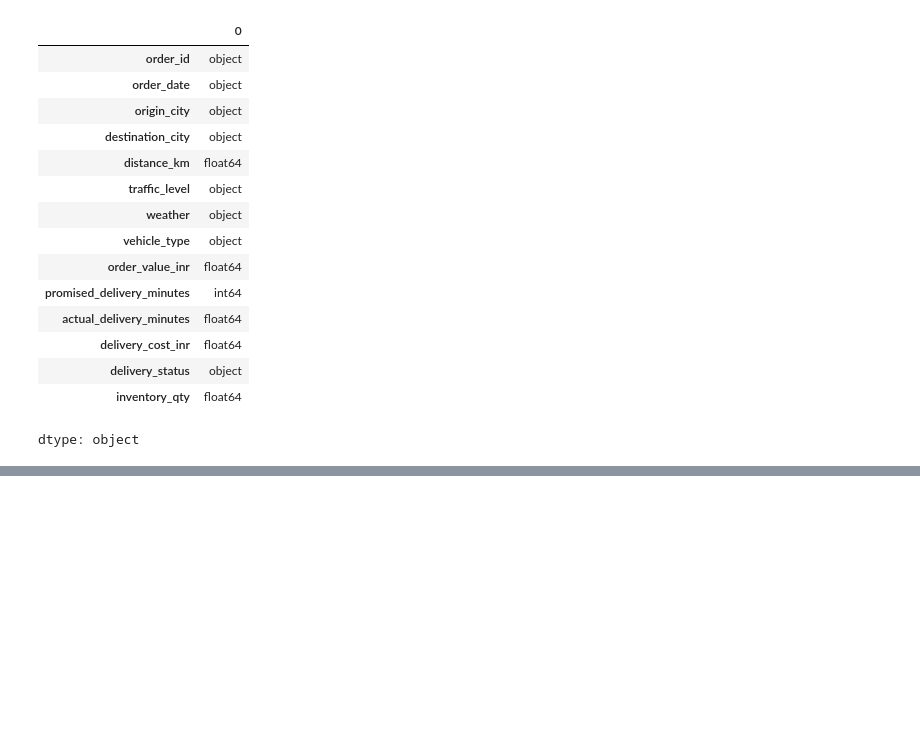
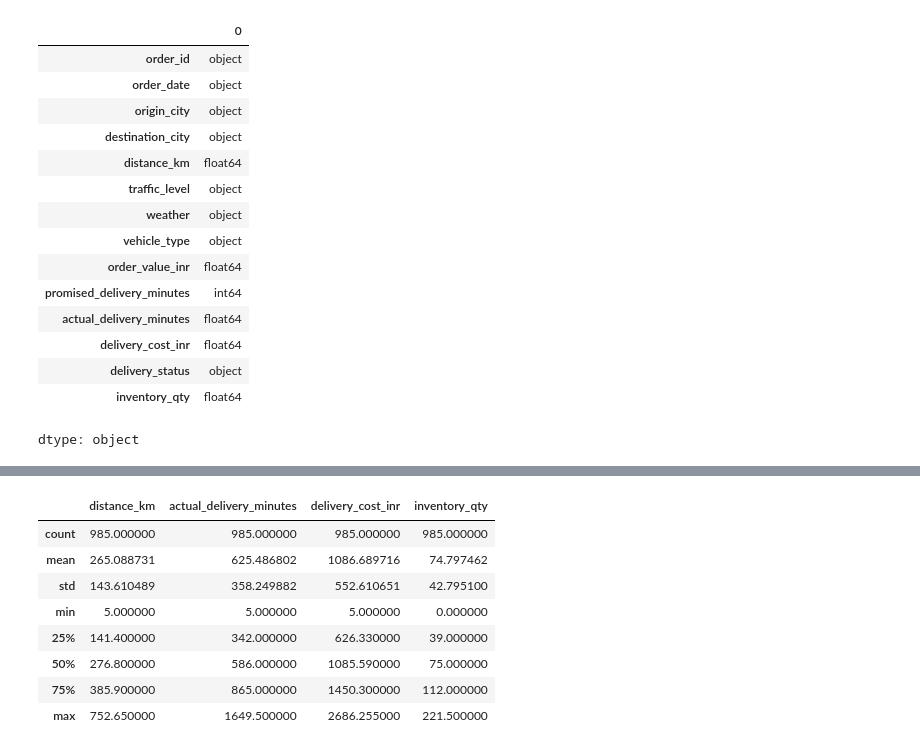
Before and after one commit to RohanSNikam/Logistics-Delivery-Time-Analysis, a Jupyter notebook: notebooks/Week-2_logistics_delivery_analysis.ipynb, the cells around one changed output, grey strips where cells are left out. Cells and saved outputs as stored; diff of their text form; code cells hidden in the pictures; blank space fills up the shorter version.

```diff
--- a/notebooks/Week-2_logistics_delivery_analysis.ipynb
+++ b/notebooks/Week-2_logistics_delivery_analysis.ipynb
@@ -208,0 +333,15 @@ dtype: object
+# %%
+
+# Replace invalid values with NaN
+
+df_clean.loc[df_clean['distance_km'] <= 0, 'distance_km'] = np.nan
+
+df_clean.loc[df_clean['actual_delivery_minutes'] <= 0, 'actual_delivery_minutes'] = np.nan
+
+df_clean.loc[df_clean['delivery_cost_inr'] <= 0, 'delivery_cost_inr'] = np.nan
+
+df_clean.loc[df_clean['inventory_qty'] < 0, 'inventory_qty'] = np.nan
+# %%
+
+for col in numerical_cols:
+    df_clean[col] = df_clean[col].fillna(df_clean[col].median())
@@ -208,0 +413,29 @@ dtype: object
+# %%
+
+for col in outlier_cols:
+
+    Q1 = df_clean[col].quantile(0.25)
+    Q3 = df_clean[col].quantile(0.75)
+
+    IQR = Q3 - Q1
+
+    lower = Q1 - 1.5 * IQR
+    upper = Q3 + 1.5 * IQR
+
+    df_clean[col] = df_clean[col].clip(
+        lower=lower,
+        upper=upper
+    )
+# %%
+
+df_clean[outlier_cols].describe()
+# %% [output]
+|  | distance_km | actual_delivery_minutes | delivery_cost_inr | inventory_qty |
+| count | 985.000000 | 985.000000 | 985.000000 | 985.000000 |
+| mean | 265.088731 | 625.486802 | 1086.689716 | 74.797462 |
+| std | 143.610489 | 358.249882 | 552.610651 | 42.795100 |
+| min | 5.000000 | 5.000000 | 5.000000 | 0.000000 |
+| 25% | 141.400000 | 342.000000 | 626.330000 | 39.000000 |
+| 50% | 276.800000 | 586.000000 | 1085.590000 | 75.000000 |
+| 75% | 385.900000 | 865.000000 | 1450.300000 | 112.000000 |
+| max | 752.650000 | 1649.500000 | 2686.255000 | 221.500000 |
```
Also changed, not shown: parts of 30 cells of this notebook.
